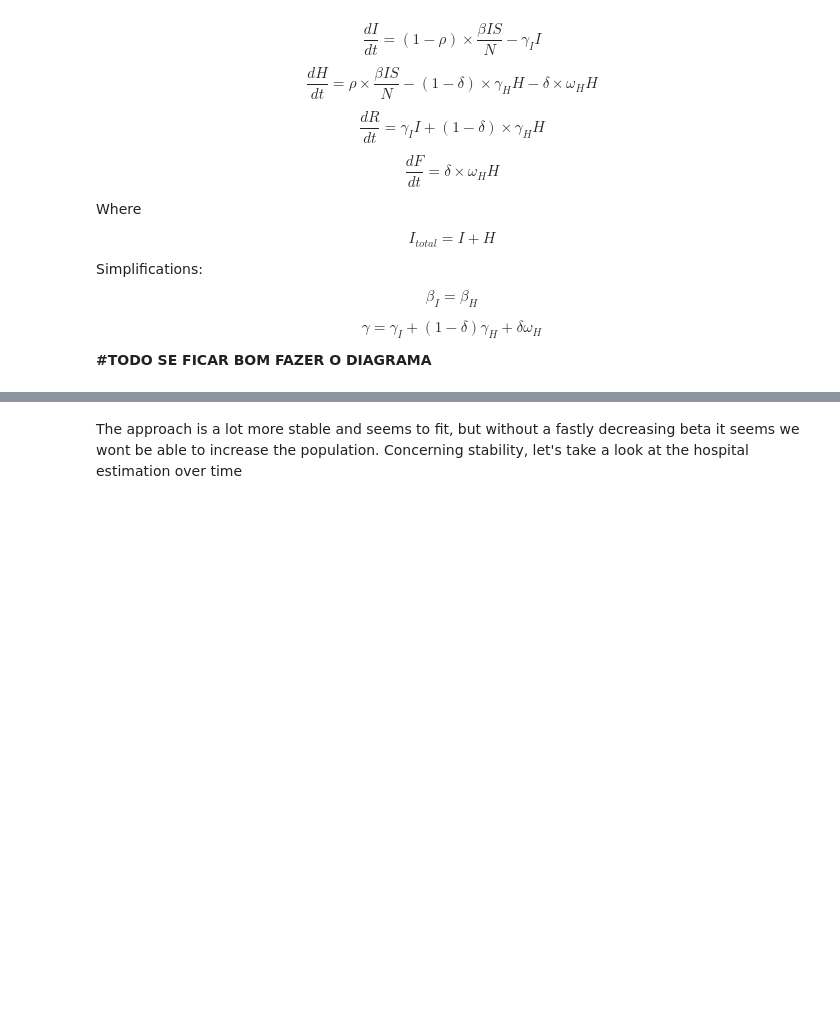
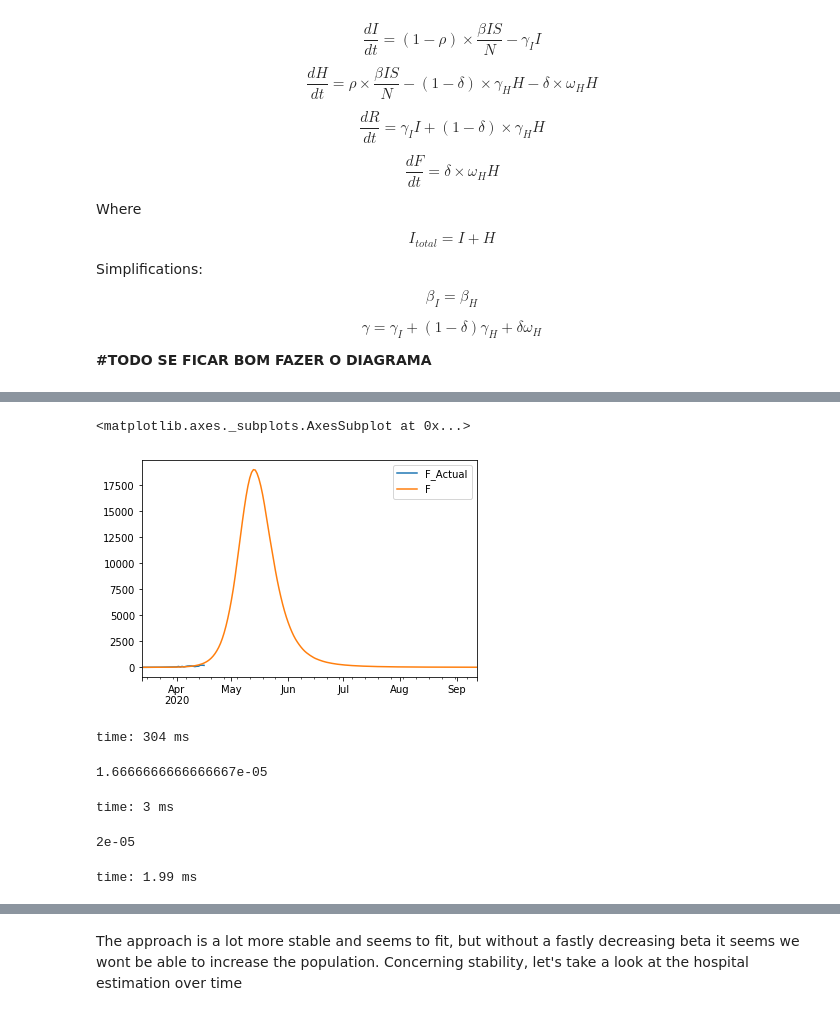
Before and after one commit to comunidadexp/sirfh-covid, a Jupyter notebook: Covid Spread Model.ipynb, the cells around one changed output, grey strips where cells are left out. Saved outputs shown, nothing was run; the diff lists cells and outputs as text; code cells hidden in the pictures; blank space fills up the shorter version.

```diff
--- a/Covid Spread Model.ipynb
+++ b/Covid Spread Model.ipynb
@@ -857,3 +862,20 @@ time: 1.01 s
+# %%
+#t1.df[['H_f', 'F']].iloc[:15].plot()
+t1.df[['F_Actual', 'F']].diff().plot()
+# %% [output]
+<matplotlib.axes._subplots.AxesSubplot at 0x...>
+[figure, added]
+time: 304 ms
+# %%
+1000 / 60e6
+# %% [output]
+1.6666666666666667e-05
+time: 3 ms
+# %%
+6000 / 300e6
+# %% [output]
+2e-05
+time: 1.99 ms
 # %%
 t1.df[['H', 'F']].plot()
 t1.df[['I', 'F']].plot()
```
Also changed, not shown: parts of 24 cells of this notebook, 1 other file.
